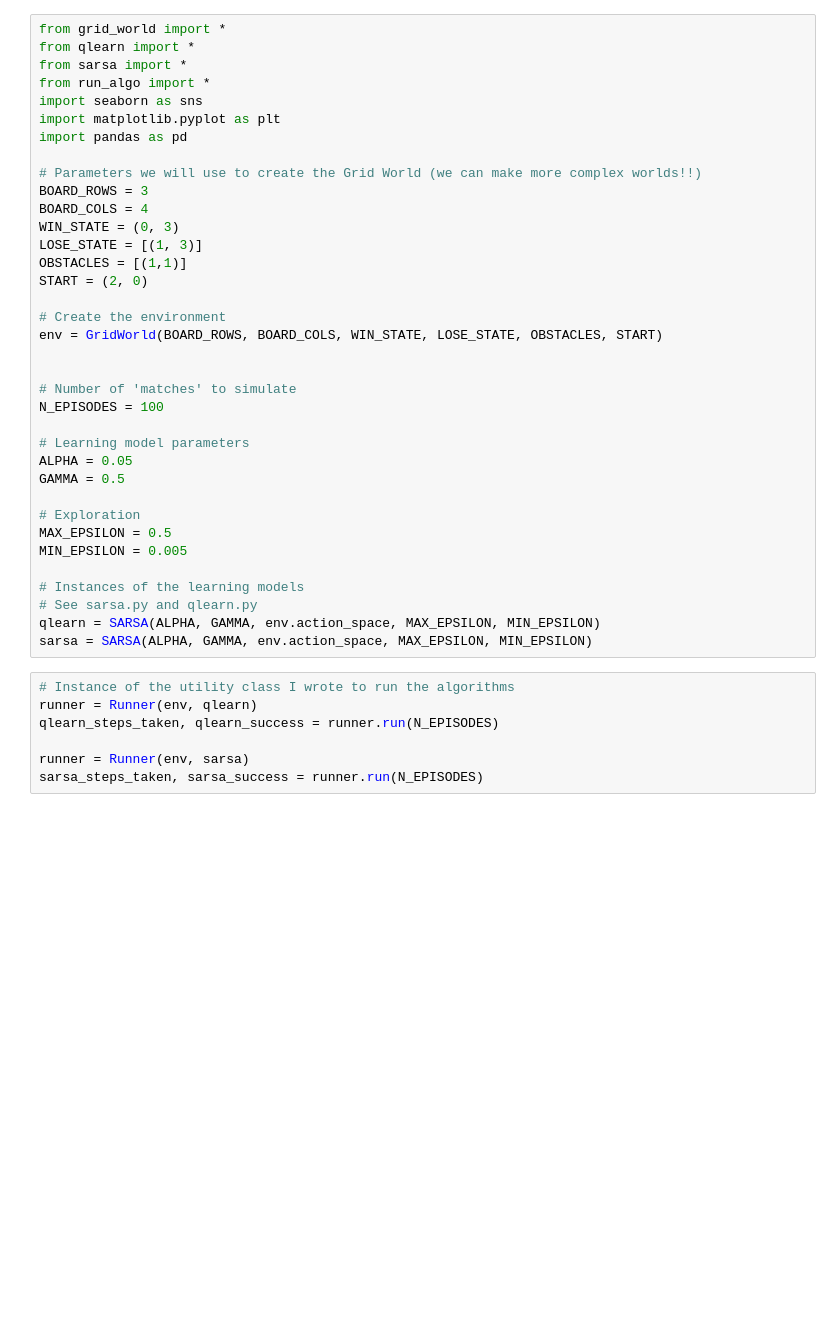
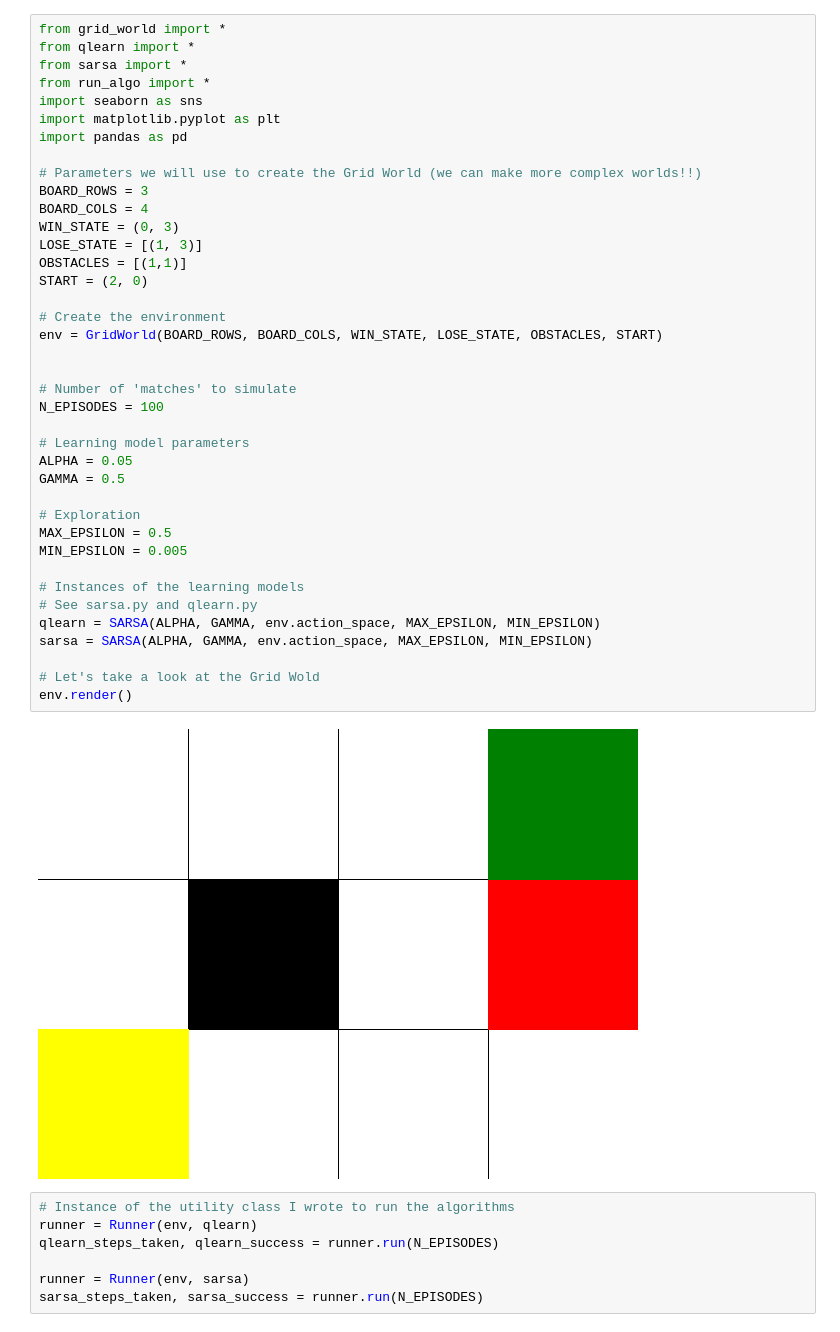
Before and after one commit to 62random/reinforcement-learning-basics, a Jupyter notebook: main.ipynb, the cells around one changed output. Cells and saved outputs as stored; diff of their text form; blank space fills up the shorter version.

Commit message:
render

```diff
--- a/main.ipynb
+++ b/main.ipynb
@@ -7,33 +7,38 @@ import seaborn as sns
 import matplotlib.pyplot as plt
 import pandas as pd
 
 # Parameters we will use to create the Grid World (we can make more complex worlds!!)
 BOARD_ROWS = 3
 BOARD_COLS = 4
 WIN_STATE = (0, 3)
 LOSE_STATE = [(1, 3)]
 OBSTACLES = [(1,1)]
 START = (2, 0)
 
 # Create the environment
 env = GridWorld(BOARD_ROWS, BOARD_COLS, WIN_STATE, LOSE_STATE, OBSTACLES, START)
 
 
 # Number of 'matches' to simulate
 N_EPISODES = 100
 
 # Learning model parameters
 ALPHA = 0.05
 GAMMA = 0.5
 
 # Exploration
 MAX_EPSILON = 0.5
 MIN_EPSILON = 0.005
 
 # Instances of the learning models
 # See sarsa.py and qlearn.py
 qlearn = SARSA(ALPHA, GAMMA, env.action_space, MAX_EPSILON, MIN_EPSILON)
 sarsa = SARSA(ALPHA, GAMMA, env.action_space, MAX_EPSILON, MIN_EPSILON)
+
+# Let's take a look at the Grid Wold
+env.render()
+# %% [output]
+[figure, added]
 # %%
 # Instance of the utility class I wrote to run the algorithms
 runner = Runner(env, qlearn)
```
Also changed, not shown: parts of 3 cells of this notebook, 1 other file.
